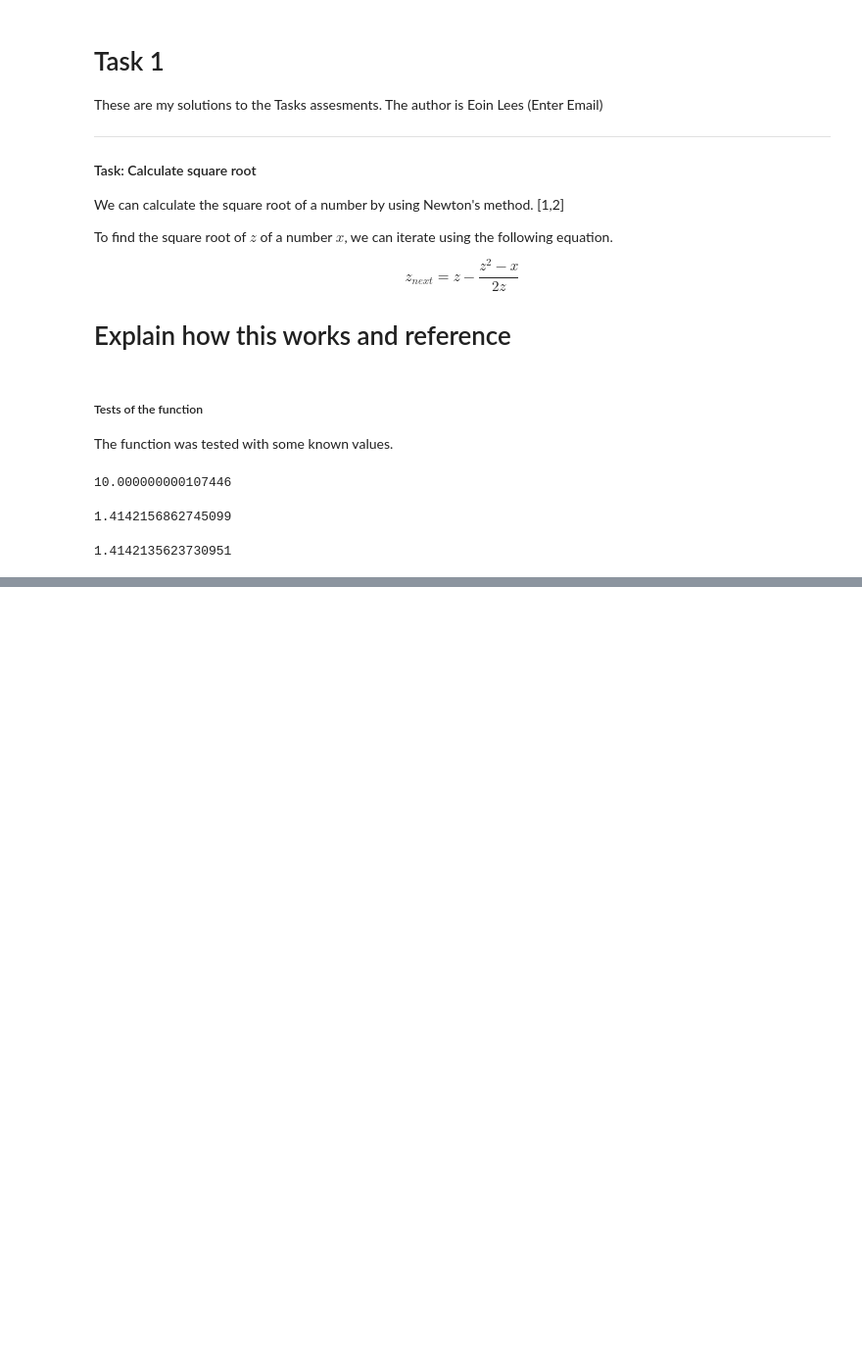
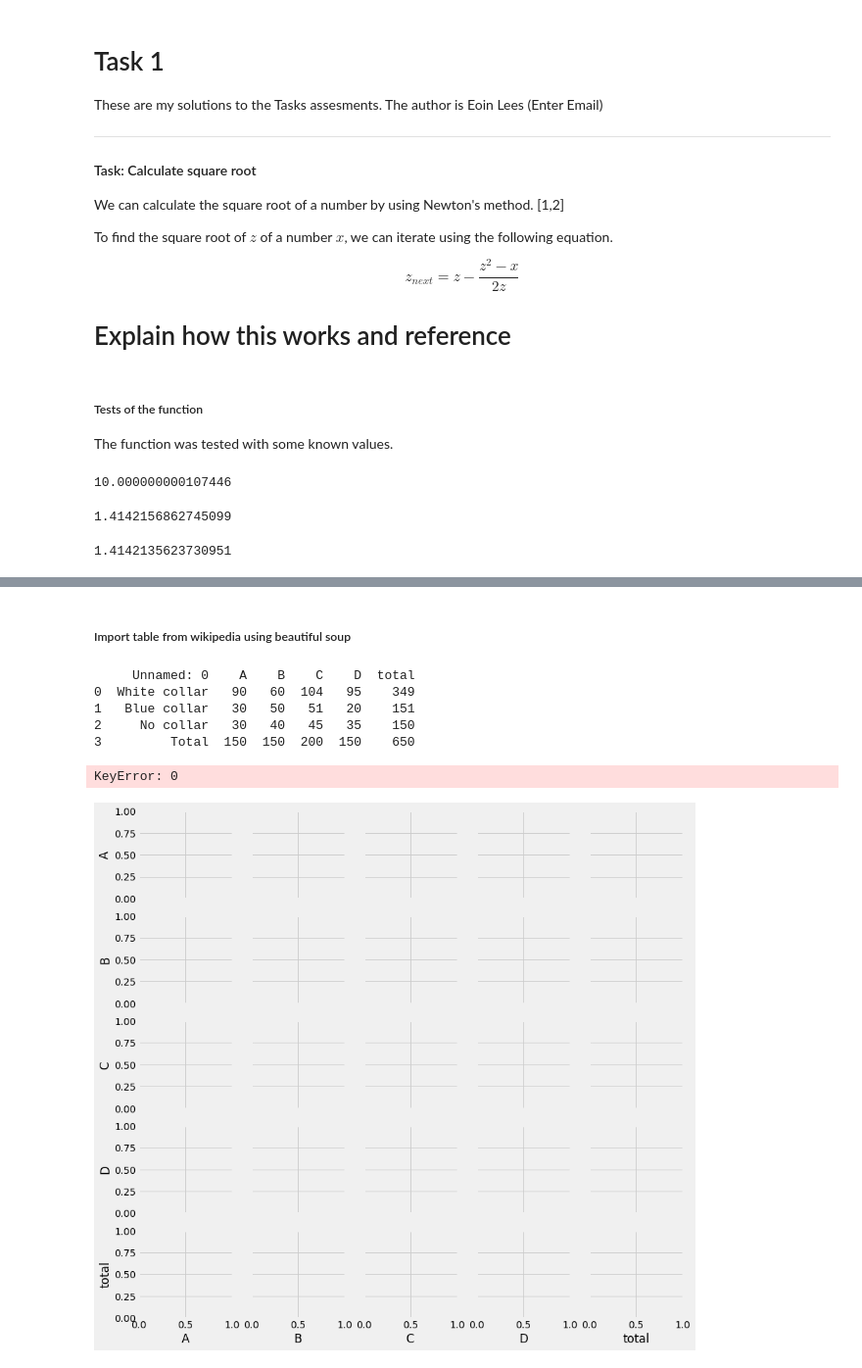
Before and after one commit to eoinlees/MLandS-assesment-2020, a Jupyter notebook: MLandS-assessment-2020.ipynb, the cells around one changed output, grey strips where cells are left out. Shown at 98% size. Drawn from its saved outputs; the diff is of its cells as text; code cells hidden in the pictures; blank space fills up the shorter version.

Commit message:
task 2 added, data imported from wikipedia, to be tidied up and analysis started

```diff
--- a/MLandS-assessment-2020.ipynb
+++ b/MLandS-assessment-2020.ipynb
@@ -72,0 +95,40 @@ This is a markdown cell [1]
+# %% [markdown]
+##### Import table from wikipedia using beautiful soup
+# %%
+import requests
+from bs4 import BeautifulSoup
+import pandas as pd
+
+
+# [8] [9]
+URL = "https://en.wikipedia.org/w/index.php?title=Chi-squared_test&oldid=983024096"
+table_class = "wikitable"
+
+response = requests.get(URL)
+soup = BeautifulSoup(response.text,'html.parser')
+
+chisqr = soup.find("table", class_=table_class)
+df = pd.read_html(str(chisqr))
+df = pd.DataFrame(df[0])
+
+print(df)
+# %% [output]
+     Unnamed: 0    A    B    C    D  total
+0  White collar   90   60  104   95    349
+1   Blue collar   30   50   51   20    151
+2     No collar   30   40   45   35    150
+3         Total  150  150  200  150    650
+# %%
+import numpy as np
+
+import statsmodels.stats.weightstats as stat
+import scipy.stats as ss
+import matplotlib.pyplot as plt
+import seaborn as sns
+
+plt.style.use("fivethirtyeight")
+# %%
+sns.pairplot(df, hue = 0)
+# %% [output]
+KeyError: 0
+[figure, added]
```
Also changed, not shown: parts of 2 cells of this notebook, 1 other file.
